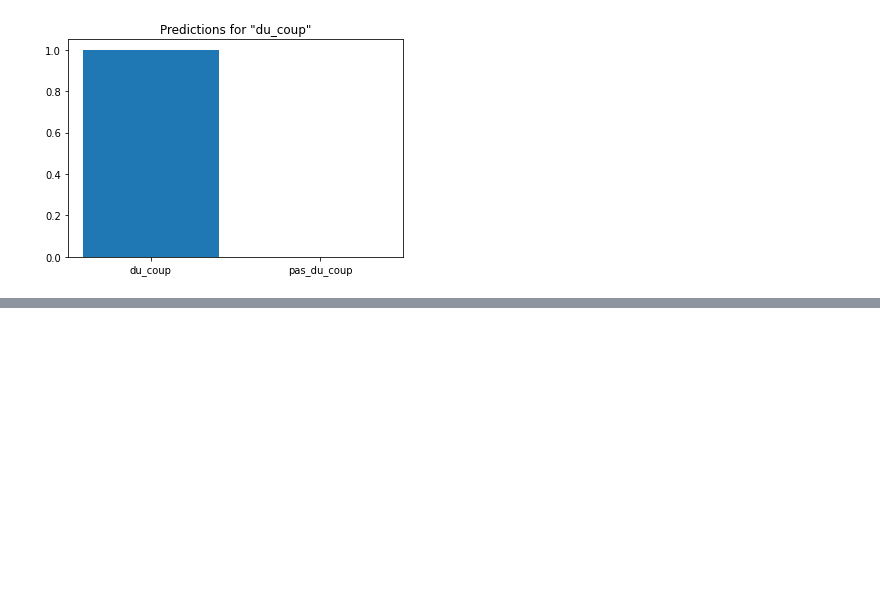
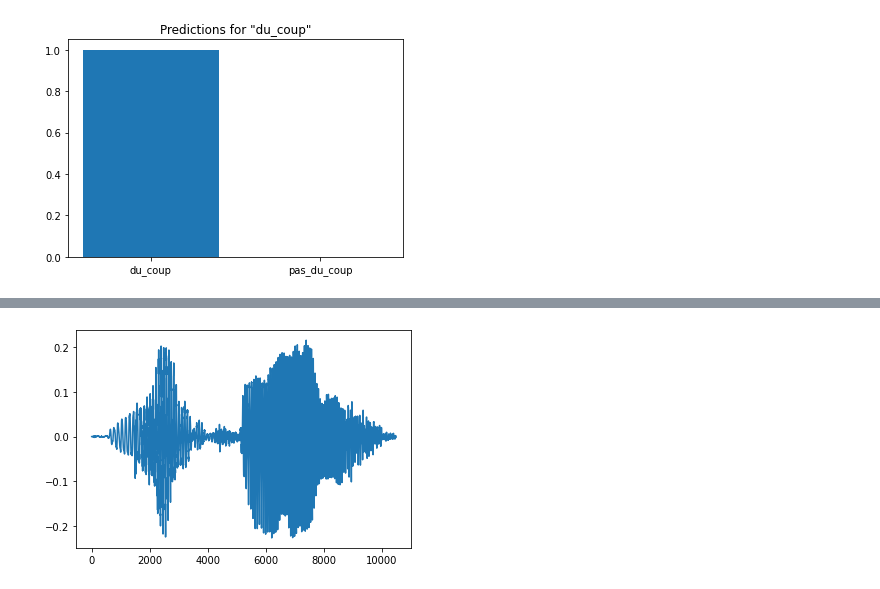
Before and after one commit to JulienGremillot/du_coup, a Jupyter notebook: du_coup.ipynb, the cells around one changed output, grey strips where cells are left out. Cells and saved outputs as stored; diff of their text form; code cells hidden in the pictures; blank space fills up the shorter version.

```diff
--- a/du_coup.ipynb
+++ b/du_coup.ipynb
@@ -423,0 +488,22 @@ for spectrogram, label in sample_ds.batch(1):
+# %%
+# Utility functions for loading audio files and making sure the sample rate is correct.
+
+@tf.function
+def load_wav_16k_mono(filename):
+    """ Load a WAV file, convert it to a float tensor, resample to 16 kHz single-channel audio. """
+    file_contents = tf.io.read_file(filename)
+    wav, sample_rate = tf.audio.decode_wav(
+          file_contents,
+          desired_channels=1)
+    wav = tf.squeeze(wav, axis=-1)
+    sample_rate = tf.cast(sample_rate, dtype=tf.int64)
+    wav = tfio.audio.resample(wav, rate_in=sample_rate, rate_out=16000)
+    return wav
+# %%
+testing_wav_data = load_wav_16k_mono(str(sample_file))
+
+_ = plt.plot(testing_wav_data)
+
+# Play the audio file.
+display.Audio(testing_wav_data,rate=16000)
+# %% [output]
@@ -423,0 +513 @@ for spectrogram, label in sample_ds.batch(1):
+[figure, added]
```
Also changed, not shown: parts of 21 cells of this notebook.
